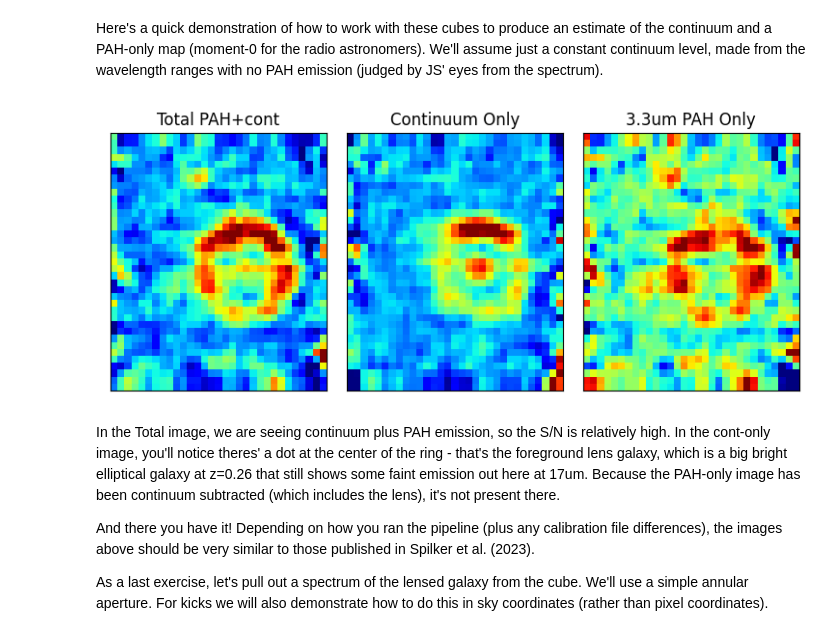
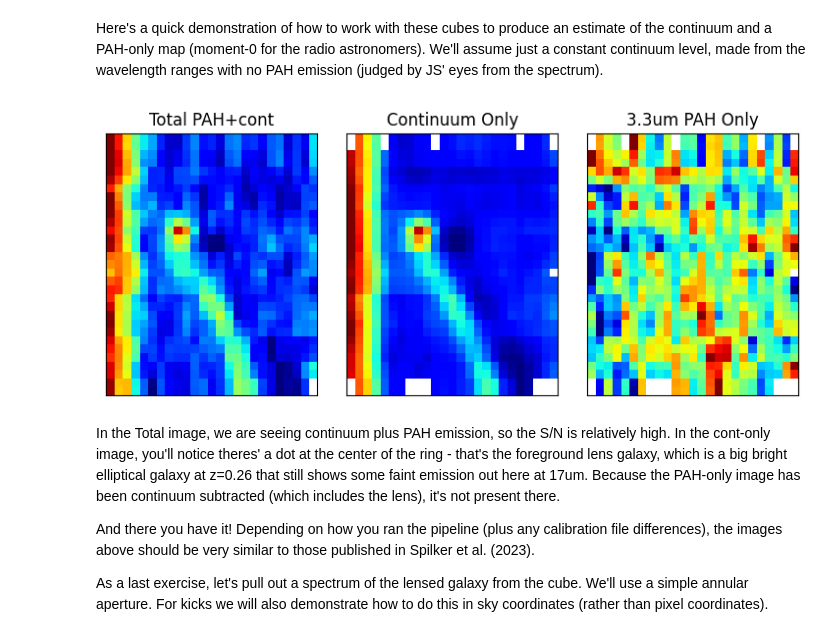
Before and after one commit to fa-yil/miri_bg_subtract, a Jupyter notebook: miri_notebook/MIRI_MRS_reduction_SPT0418-47_PAH_ch3long.ipynb, the cells around one changed output. Drawn from its saved outputs; the diff is of its cells as text; code cells hidden in the pictures.

```diff
--- a/miri_notebook/MIRI_MRS_reduction_SPT0418-47_PAH_ch3long.ipynb
+++ b/miri_notebook/MIRI_MRS_reduction_SPT0418-47_PAH_ch3long.ipynb
@@ -132,11 +145,11 @@ for folder in [uncal,stage1,stage2,stage3,poststage3]:
 #  dopost   = Run post-pipeline processing steps (CR shower de-striping)
 #  doanalyze= Make continuum and PAH pseudo-NB images, get a spectrum
 dodet1    = True
-dobadpix  = False
+dobadpix  = True
 dospec2   = True
 dospec3   = True
 dopost    = True
-doanalyze = False
+doanalyze = True
 # %% [markdown]
 ## Stage 1 Detector Pipeline Processing
 # %% [markdown]
@@ -867,8 +1022,8 @@ import matplotlib.pyplot as plt
 from astropy.visualization import simple_norm
 
 # --- File paths ---
-cube_path = stage3 + 'Level3_ch3-long_s3d.fits'  # update if different
-region_file = '/home/fatih/G165_main/G165_miri_bg_subtraction/data/just_sci_ds9_world_all_in copy'  # path to your DS9 region file
+cube_path = stage3 + 'Level3_ch2-long_s3d.fits'  # update if different
+region_file = '/home/fatih/G165_main/G165_miri_bg_subtraction/data/carta_regions/ch2_cutting_sides4'  # path to your DS9 region file
 
 # --- Load JWST cube ---
 cube = fits.open(cube_path)
@@ -888,6 +1043,7 @@ for preg in pixel_regions:
         mask2d |= thismask.astype(bool)
 
 # --- Expand to 3D source mask ---
+# Takes the 2D mask and expands it to match the 3D shape of the science data
 sourcemask = np.zeros(sci.shape, dtype=bool)
 sourcemask[:] = mask2d
 
@@ -903,6 +1059,11 @@ norm = simple_norm(sci_slice, 'linear', percent=99)
 
 fig, ax = plt.subplots(figsize=(8, 6), subplot_kw={'projection': wcs2d})
 im = ax.imshow(sci_slice, origin='lower', cmap='inferno', norm=norm)
+
+# Adds dotted gridlines for WCS coordinates
+# ax.grid(color='white', ls='dotted')
+
+
 # Plot each region correctly using as_artist
 for sky_region in regions:
     pix_region = sky_region.to_pixel(wcs2d)
@@ -1206,6 +1412,7 @@ if dopost:
 # %% [markdown]
 And that's it, we're finally done! As a quick check to see how well we did, let's try plotting up some random interval of the cube both with and without stripe removal.
 # %%
+"""
 # if dopost:
 if True:
     xpeak, ypeak, rout = 19.5, 18.0, 8.5 # copied from above
@@ -1239,9 +1446,9 @@ if True:
     f,axarr = plt.subplots(figsize=(7.5,3),nrows=1,ncols=3)
     f.subplots_adjust(left=0.01,right=0.99,bottom=0.01,top=0.9,hspace=0,wspace=0)
 
-    axarr[0].imshow(pipedata, origin='lower', cmap='jet', vmin=-3., vmax=3.0)
-    axarr[1].imshow(backdata, origin='lower', cmap='jet', vmin=-3., vmax=3.0)
-    axarr[2].imshow(bsubdata, origin='lower', cmap='jet', vmin=-3., vmax=3.0)
+    axarr[0].imshow(pipedata, origin='lower', cmap='jet')#, vmin=-3., vmax=3.0)
+    axarr[1].imshow(backdata, origin='lower', cmap='jet')#, vmin=-3., vmax=3.0)
+    axarr[2].imshow(bsubdata, origin='lower', cmap='jet')#, vmin=-3., vmax=3.0)
 
     axarr[0].set_title('Original Pipeline',fontsize='large')
     axarr[1].set_title('Estimated Striping',fontsize='large')
@@ -1257,3 +1464,4 @@ if True:
 
     plt.show()
     plt.close(f)
+"""
@@ -1268,8 +1474,8 @@ Here's a quick demonstration of how to work with these cubes to produce an estim
 # %%
 if doanalyze:
     # Read back in our cube in case above steps were skipped
-    bkgsub = fits.open(poststage3+'Level3_ch3-long_s3d_bkgsubtracted.fits')['SCI'].data
-    header = fits.open(poststage3+'Level3_ch3-long_s3d_bkgsubtracted.fits')['SCI'].header
+    bkgsub = fits.open(poststage3+'Level3_ch2-long_s3d_bkgsubtracted.fits')['SCI'].data
+    header = fits.open(poststage3+'Level3_ch2-long_s3d_bkgsubtracted.fits')['SCI'].header
     wave = np.arange(header['NAXIS3'])*header['CDELT3'] + header['CRVAL3'] # array of cube wavelengths
 
 
@@ -1305,34 +1511,34 @@ if doanalyze:
     #conthdu.writeto(poststage3+'SPT0418-47_ch3long_continuum.fits',overwrite=True)
 
 
 
 # Just make a quick figure showing the 3 images we just made.
 # In the above we ignored the DQ arrays, so the edge pixels that
 # should be flagged will not be in the below. You can either blank
 # them or just leave them, here I just choose not to plot them.
 if doanalyze:
     f,axarr = plt.subplots(figsize=(7.5,3),nrows=1,ncols=3)
     f.subplots_adjust(left=0.01,right=0.99,bottom=0.01,top=0.9,hspace=0,wspace=0)
 
     axarr[0].imshow(total.data[1:-1,2:-2], origin='lower', cmap='jet',
             vmin=np.nanpercentile(total.data[1:-1,2:-2],1.), vmax=np.nanpercentile(total.data[1:-1,2:-2],99.))
     axarr[1].imshow(cont.data[1:-1,2:-2],  origin='lower', cmap='jet',
             vmin=np.nanpercentile(cont.data[1:-1,2:-2],1.), vmax=np.nanpercentile(cont.data[1:-1,2:-2],99.))
     axarr[2].imshow(mom0.data[1:-1,2:-2],  origin='lower', cmap='jet',
             vmin=np.nanpercentile(mom0.data[1:-1,2:-2],1.), vmax=np.nanpercentile(mom0.data[1:-1,2:-2],99.))
 
     axarr[0].set_title('Total PAH+cont',fontsize='large')
     axarr[1].set_title('Continuum Only',fontsize='large')
     axarr[2].set_title('3.3um PAH Only',fontsize='large')
 
     for ax in axarr:
         ax.set_xticks([])
         ax.set_yticks([])
 
     plt.show()
     plt.close(f)
 # %% [output]
-[figure, old version]
+[figure, new version]
 # %% [markdown]
 In the Total image, we are seeing continuum plus PAH emission, so the S/N is relatively high. In the cont-only image, you'll notice theres' a dot at the center of the ring - that's the foreground lens galaxy, which is a big bright elliptical galaxy at z=0.26 that still shows some faint emission out here at 17um. Because the PAH-only image has been continuum subtracted (which includes the lens), it's not present there.
 
```
Also changed, not shown: parts of 16 cells of this notebook, 2 other files.
